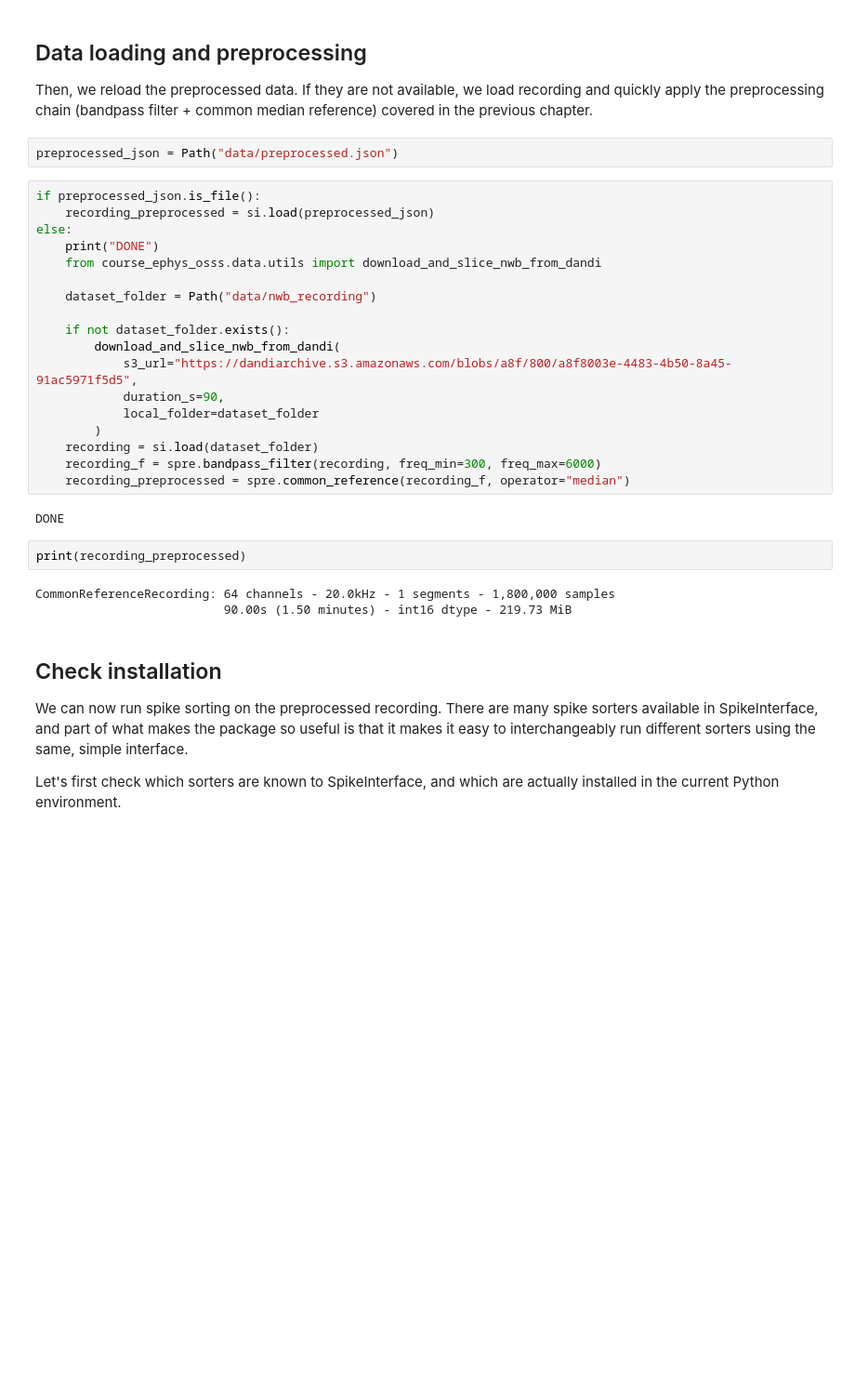
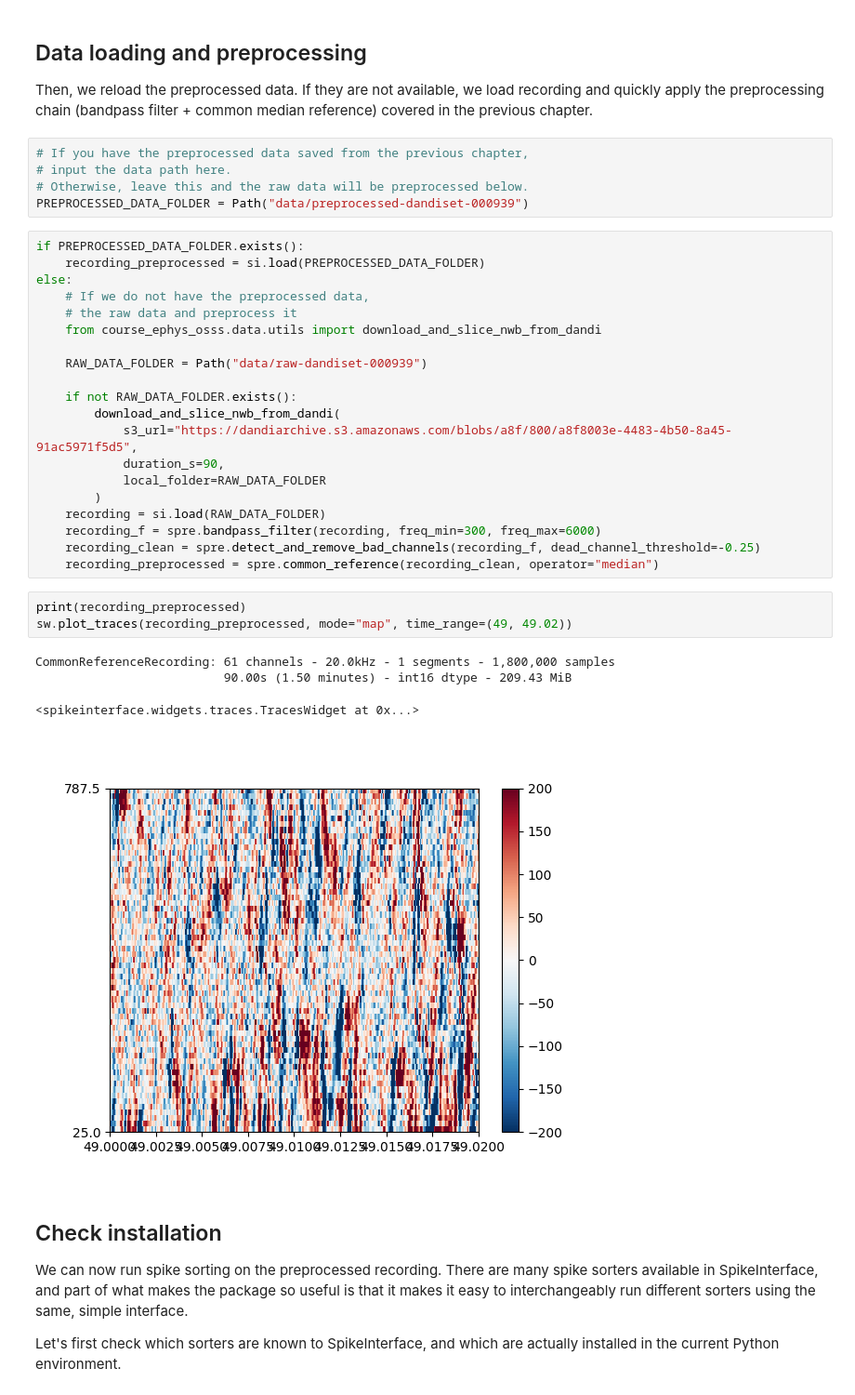
Before and after one commit to neuroinformatics-unit/course_ephys_osss, a Jupyter notebook: notebooks/spike-sorting-coding.ipynb, the cells around one changed output. Shown at 93% size. Cells and saved outputs as stored; diff of their text form; blank space fills up the shorter version.

Commit message:
Link up data between preprocessing and sorting (#55)
* link up.

* Update notebook.

```diff
--- a/notebooks/spike-sorting-coding.ipynb
+++ b/notebooks/spike-sorting-coding.ipynb
@@ -30,33 +30,39 @@ si.set_global_job_kwargs(n_jobs=0.5, chunk_duration="1s", progress_bar=True)
 Then, we reload the preprocessed data.
 If they are not available, we load recording and quickly apply the preprocessing chain
 (bandpass filter + common median reference) covered in the previous chapter.
-# %%
-preprocessed_json = Path("data/preprocessed.json")
+# %%
+# If you have the preprocessed data saved from the previous chapter,
+# input the data path here.
+# Otherwise, leave this and the raw data will be preprocessed below.
+PREPROCESSED_DATA_FOLDER = Path("data/preprocessed-dandiset-000939")
 # %%
-if preprocessed_json.is_file():
-    recording_preprocessed = si.load(preprocessed_json)
+if PREPROCESSED_DATA_FOLDER.exists():
+    recording_preprocessed = si.load(PREPROCESSED_DATA_FOLDER)
 else:
-    print("DONE")
+    # If we do not have the preprocessed data,
+    # the raw data and preprocess it
     from course_ephys_osss.data.utils import download_and_slice_nwb_from_dandi
 
-    dataset_folder = Path("data/nwb_recording")
+    RAW_DATA_FOLDER = Path("data/raw-dandiset-000939")
 
-    if not dataset_folder.exists():
+    if not RAW_DATA_FOLDER.exists():
         download_and_slice_nwb_from_dandi(
             s3_url="https://dandiarchive.s3.amazonaws.com/blobs/a8f/800/a8f8003e-4483-4b50-8a45-91ac5971f5d5",
             duration_s=90,
-            local_folder=dataset_folder
+            local_folder=RAW_DATA_FOLDER
         )
-    recording = si.load(dataset_folder)
+    recording = si.load(RAW_DATA_FOLDER)
     recording_f = spre.bandpass_filter(recording, freq_min=300, freq_max=6000)
-    recording_preprocessed = spre.common_reference(recording_f, operator="median")
+    recording_clean = spre.detect_and_remove_bad_channels(recording_f, dead_channel_threshold=-0.25)
+    recording_preprocessed = spre.common_reference(recording_clean, operator="median")
-# %% [output]
-DONE
-# %%
-print(recording_preprocessed)
-# %% [output]
-CommonReferenceRecording: 64 channels - 20.0kHz - 1 segments - 1,800,000 samples
-                          90.00s (1.50 minutes) - int16 dtype - 219.73 MiB
+# %%
+print(recording_preprocessed)
+sw.plot_traces(recording_preprocessed, mode="map", time_range=(49, 49.02))
+# %% [output]
+CommonReferenceRecording: 61 channels - 20.0kHz - 1 segments - 1,800,000 samples
+                          90.00s (1.50 minutes) - int16 dtype - 209.43 MiB
+<spikeinterface.widgets.traces.TracesWidget at 0x...>
+[figure, added]
 # %% [markdown]
 ## Check installation
 
```
Also changed, not shown: 2 other files.
